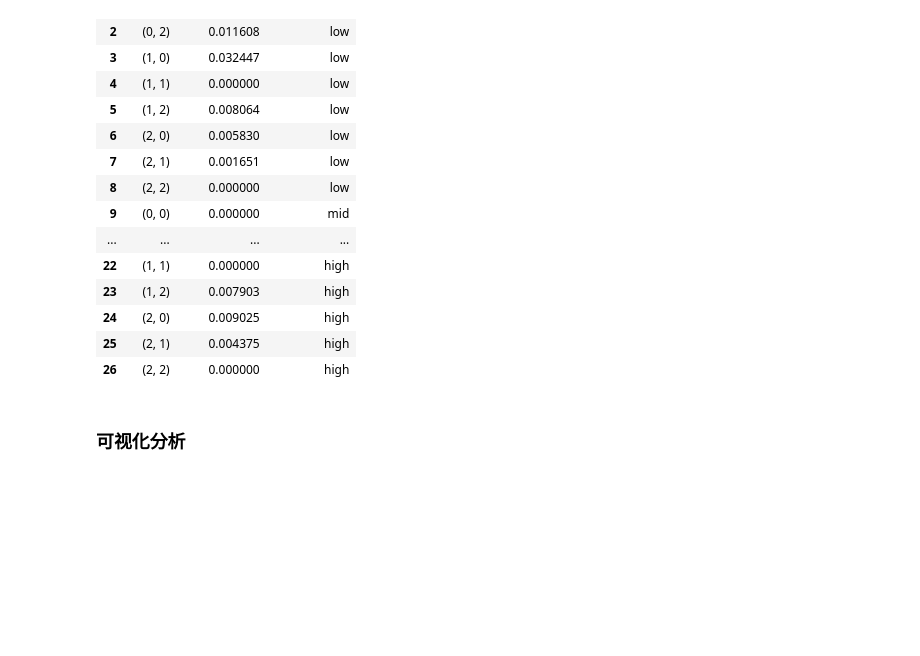
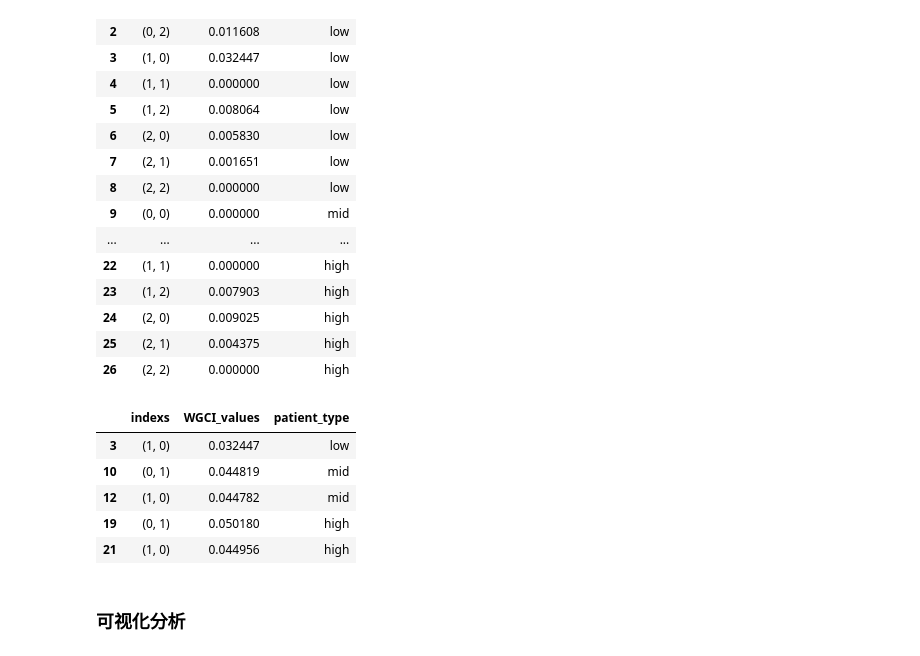
Before and after one commit to limpins/Deep-Learning-for-Time-Series, a Jupyter notebook: nbs/WGCI_analysis_visualization.ipynb, the cells around one changed output. Saved outputs shown, nothing was run; the diff lists cells and outputs as text; code cells hidden in the pictures; blank space fills up the shorter version.

```diff
--- a/nbs/WGCI_analysis_visualization.ipynb
+++ b/nbs/WGCI_analysis_visualization.ipynb
@@ -400,3 +427,15 @@ plot_data
 # %%
 # 保存绘图数据
 plot_data.to_csv(data_root/'plot_data_sta_mean_type_persons.csv', encoding='utf-8')
+# %%
+# 只显示 (0, 1), (1, 0)
+idx = np.logical_or(plot_data.indexs=='(0, 1)', plot_data.indexs=='(1, 0)')
+plot_data1 = plot_data[idx]
+plot_data1.tail()
+# %% [output]
+|  | indexs | WGCI_values | patient_type |
+| 3 | (1, 0) | 0.032447 | low |
+| 10 | (0, 1) | 0.044819 | mid |
+| 12 | (1, 0) | 0.044782 | mid |
+| 19 | (0, 1) | 0.050180 | high |
+| 21 | (1, 0) | 0.044956 | high |
```
Also changed, not shown: parts of 9 cells of this notebook, 3 other files.
